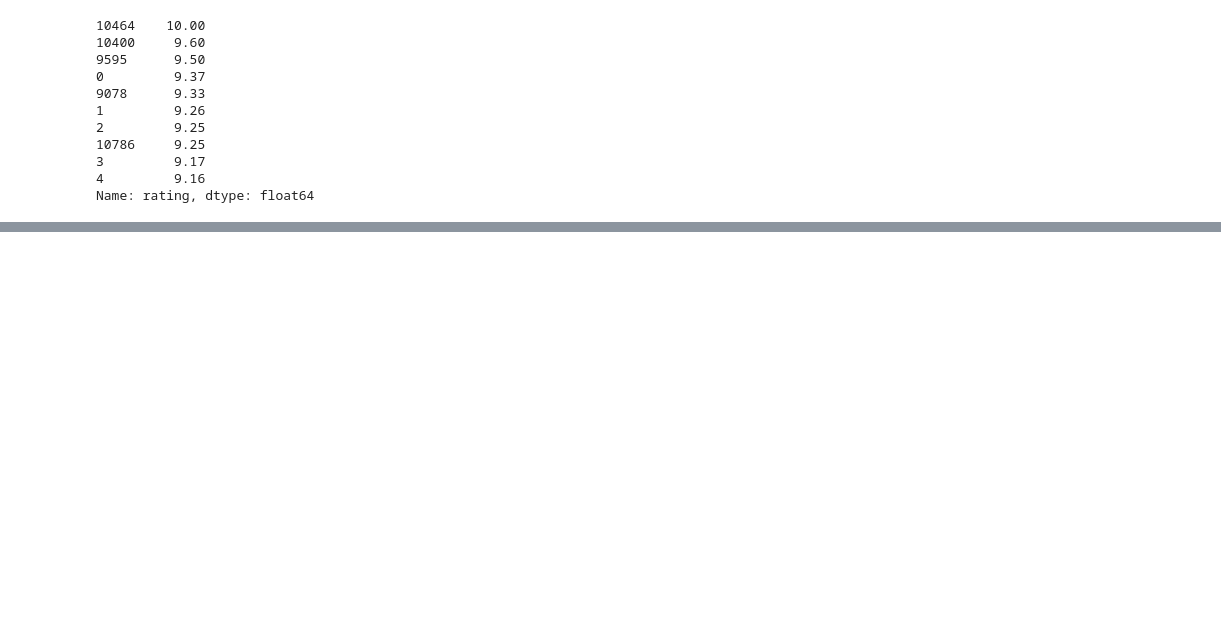
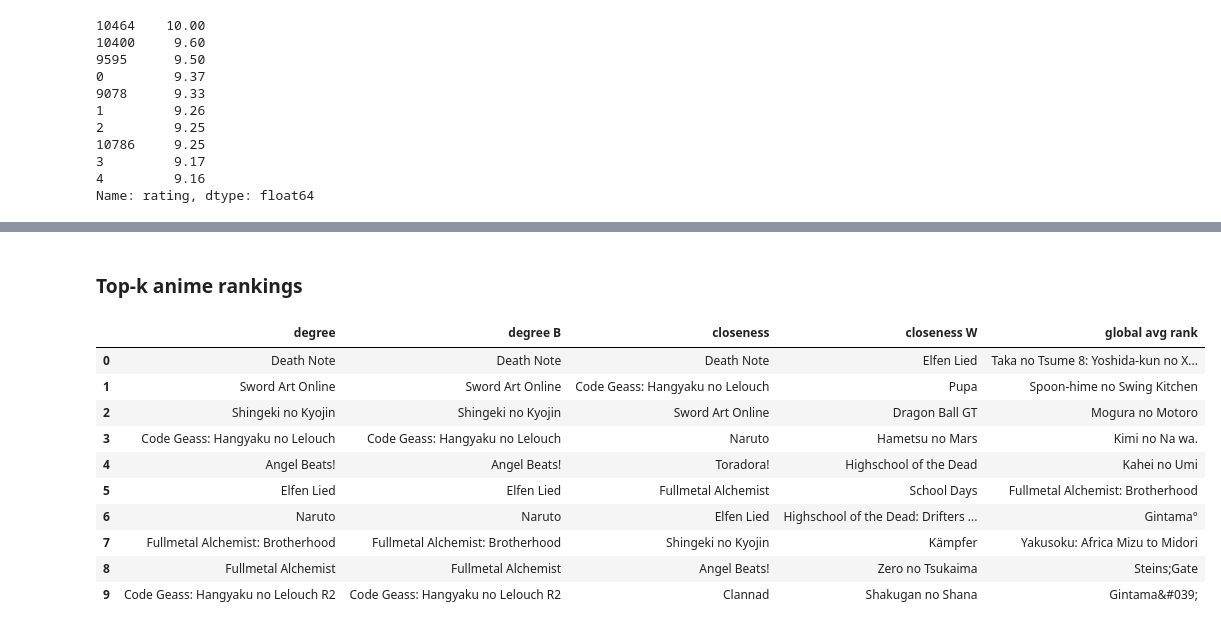
Before and after one commit to chguizz/graph_based_recommendation_system, a Jupyter notebook: GraphCentralities.ipynb, the cells around one changed output, grey strips where cells are left out. Drawn from its saved outputs; the diff is of its cells as text; code cells hidden in the pictures; blank space fills up the shorter version.

Commit message:
Update degree and closeness centralities

```diff
--- a/GraphCentralities.ipynb
+++ b/GraphCentralities.ipynb
@@ -399,0 +408,5 @@ Interesting is the fact that the ranking output given with degree metric is not
+# %%
+prefA = []
+for i in df_anime.sort_values(by=['rating'], ascending=False).iloc[:10, 5].index:
+  name = df_anime.at[i, 'name']
+  prefA.append(name)
@@ -399,0 +415,6 @@ Interesting is the fact that the ranking output given with degree metric is not
+# %%
+# Load data
+degree = pd.read_csv('./data/degree.csv', names=['ids', 'score'])
+degreeB = pd.read_csv('./data/degreeB.csv', names=['ids', 'score'])
+closeness = pd.read_csv('./data/closeness.csv', names=['ids', 'score'])
+closenessW = pd.read_csv('./data/closenessW.csv', names=['ids', 'score'])
@@ -399,0 +444,29 @@ Interesting is the fact that the ranking output given with degree metric is not
+# %%
+d_u = defaultdict()
+d_a = defaultdict()
+
+# degree
+topU, topA = retrieve_topK(degree, df_anime, num_tops)
+d_u['degree'] = topU
+d_a['degree'] = topA
+
+# degree B
+topU, topA = retrieve_topK(degreeB, df_anime, num_tops)
+d_u['degree B'] = topU
+d_a['degree B'] = topA
+
+# closeness
+topU, topA = retrieve_topK(closeness, df_anime, num_tops)
+d_u['closeness'] = topU
+d_a['closeness'] = topA
+
+# closeness W
+topU, topA = retrieve_topK(closenessW, df_anime, num_tops)
+d_u['closeness W'] = topU
+d_a['closeness W'] = topA
+
+# global average ranking
+d_a['global avg rank'] = prefA
+# %%
+df_top_anime = pd.DataFrame(d_a)
+df_top_user = pd.DataFrame(d_u)
@@ -399,0 +489,16 @@ Interesting is the fact that the ranking output given with degree metric is not
+# %% [markdown]
+### Top-k anime rankings
+# %%
+df_top_anime
+# %% [output]
+|  | degree | degree B | closeness | closeness W | global avg rank |
+| 0 | Death Note | Death Note | Death Note | Elfen Lied | Taka no Tsume 8: Yoshida-kun no X... |
+| 1 | Sword Art Online | Sword Art Online | Code Geass: Hangyaku no Lelouch | Pupa | Spoon-hime no Swing Kitchen |
+| 2 | Shingeki no Kyojin | Shingeki no Kyojin | Sword Art Online | Dragon Ball GT | Mogura no Motoro |
+| 3 | Code Geass: Hangyaku no Lelouch | Code Geass: Hangyaku no Lelouch | Naruto | Hametsu no Mars | Kimi no Na wa. |
+| 4 | Angel Beats! | Angel Beats! | Toradora! | Highschool of the Dead | Kahei no Umi |
+| 5 | Elfen Lied | Elfen Lied | Fullmetal Alchemist | School Days | Fullmetal Alchemist: Brotherhood |
+| 6 | Naruto | Naruto | Elfen Lied | Highschool of the Dead: Drifters ... | Gintama° |
+| 7 | Fullmetal Alchemist: Brotherhood | Fullmetal Alchemist: Brotherhood | Shingeki no Kyojin | Kämpfer | Yakusoku: Africa Mizu to Midori |
+| 8 | Fullmetal Alchemist | Fullmetal Alchemist | Angel Beats! | Zero no Tsukaima | Steins;Gate |
+| 9 | Code Geass: Hangyaku no Lelouch R2 | Code Geass: Hangyaku no Lelouch R2 | Clannad | Shakugan no Shana | Gintama&#039; |
```
Also changed, not shown: parts of 56 cells of this notebook, 5 other files.
